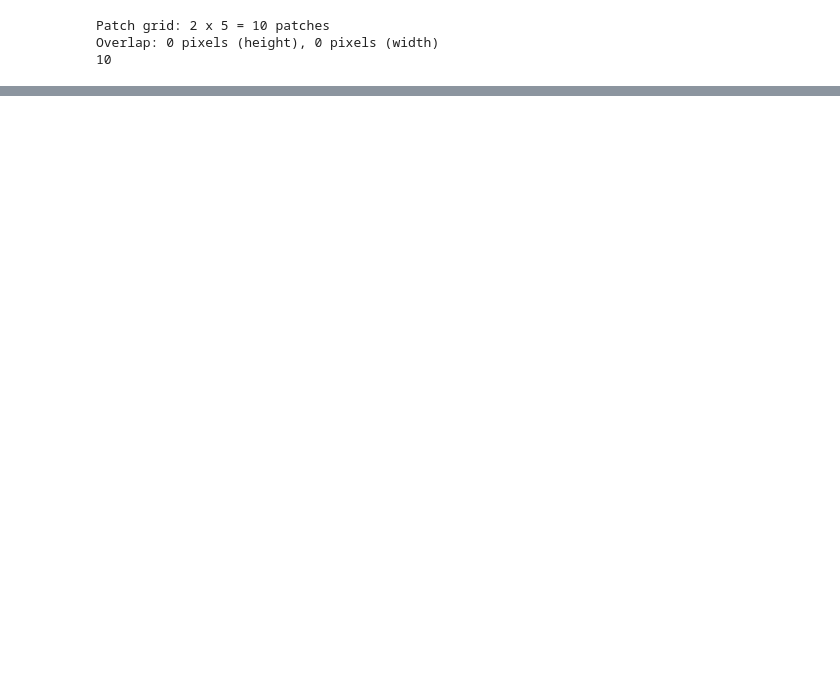
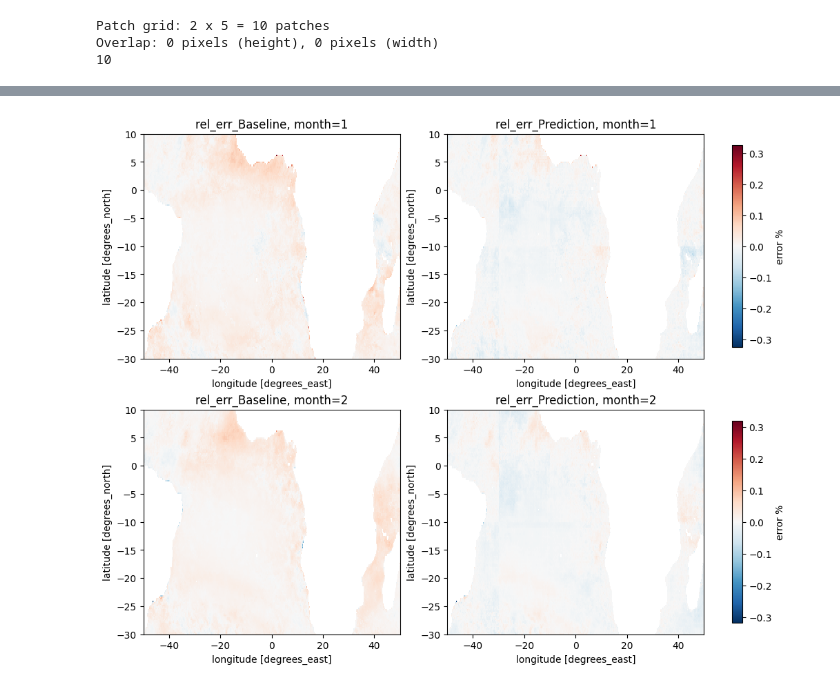
Before and after one commit to ESMValGroup/ClimaNet, a Jupyter notebook: notebooks/example.ipynb, the cells around one changed output, grey strips where cells are left out. Cells and saved outputs as stored; diff of their text form; code cells hidden in the pictures; blank space fills up the shorter version.

```diff
--- a/notebooks/example.ipynb
+++ b/notebooks/example.ipynb
@@ -206,0 +164,12 @@ err.where(ocean).isel(time=1).plot()
+# %%
+rel_err_baseline = (monthly_subset["ts"] - daily_subset_averaged["ts"]) / monthly_subset["ts"]  # M - mean(D)
+
+rel_err_predictions = (monthly_subset["ts"] - predictions) / monthly_subset["ts"]  # M - M_hat
+
+ocean = ~lsm_subset["lsm"].values
+masked_err_baseline = rel_err_baseline.where(ocean) * 100
+masked_err_predictions = rel_err_predictions.where(ocean) * 100
+
+plot_results(masked_err_baseline, masked_err_predictions, label="error %", title=("rel_err_Baseline", "rel_err_Prediction"), error=True)
+# %% [output]
+[figure, added]
```
Also changed, not shown: parts of 15 cells of this notebook.
